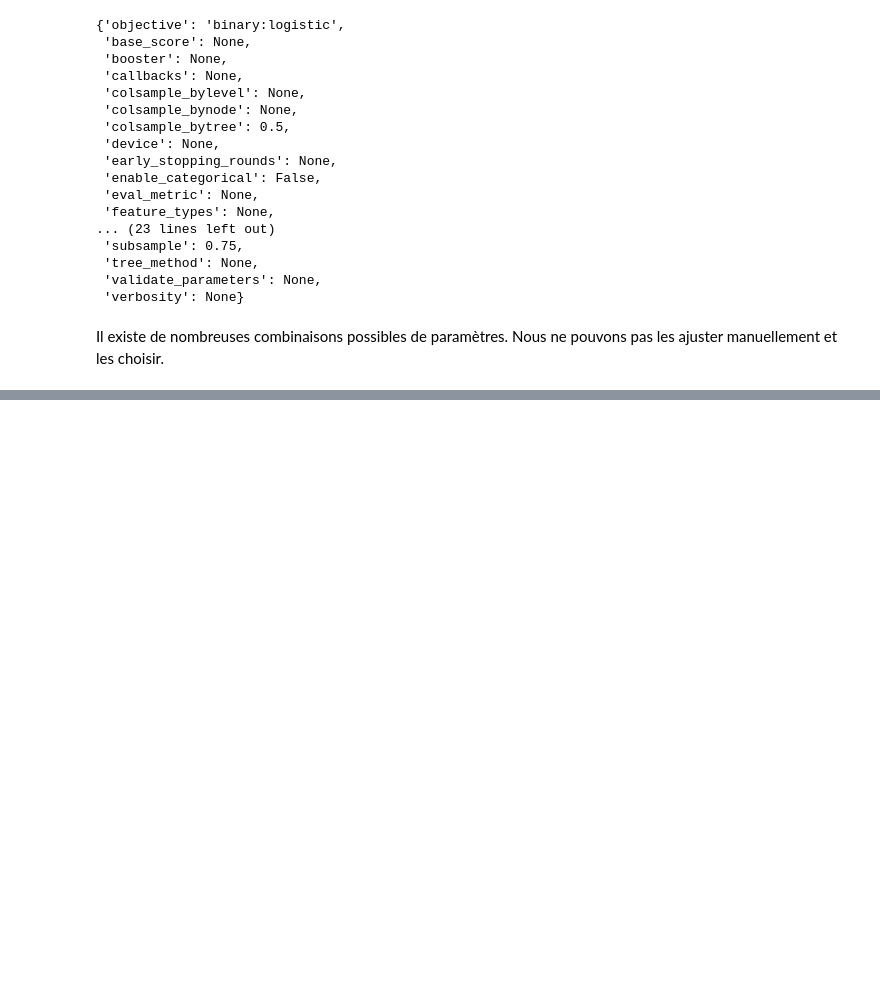
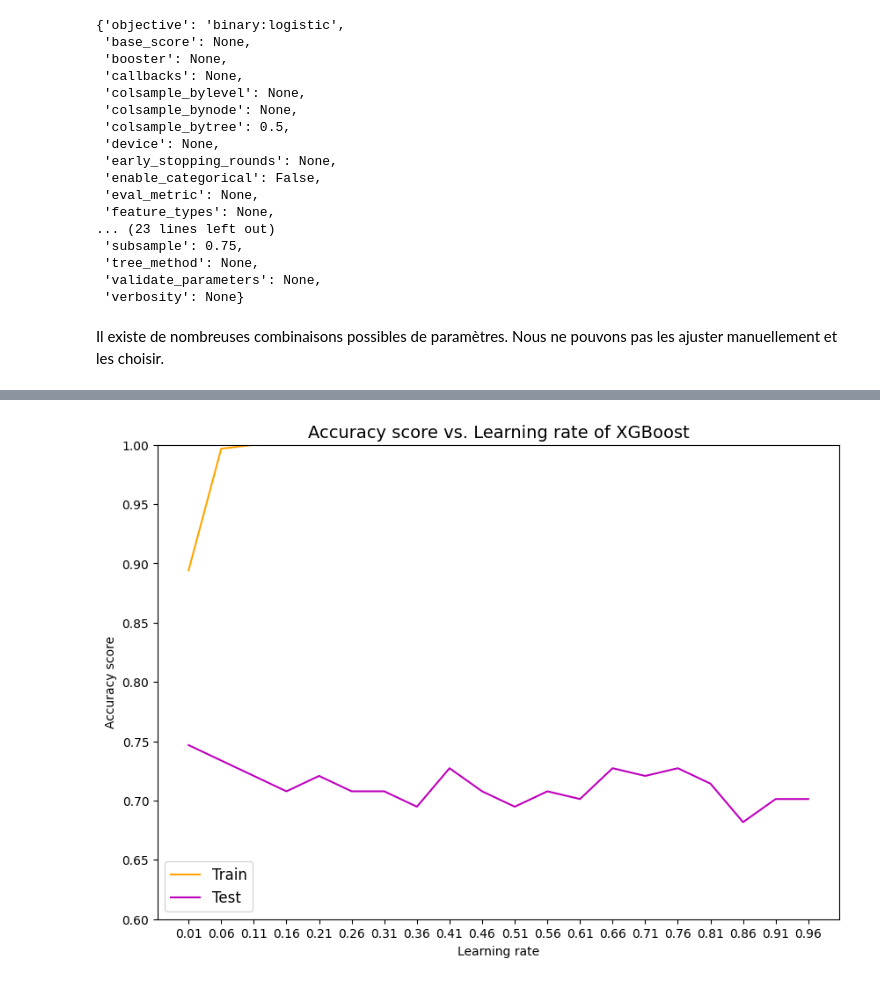
Before and after one commit to ChakibBrg/TP_XGBOOST, a Jupyter notebook: XGBOOST.ipynb, the cells around one changed output, grey strips where cells are left out. Drawn from its saved outputs; the diff is of its cells as text; code cells hidden in the pictures; blank space fills up the shorter version.

```diff
--- a/XGBOOST.ipynb
+++ b/XGBOOST.ipynb
@@ -572,0 +712,8 @@ Il existe de nombreuses combinaisons possibles de paramètres. Nous ne pouvons p
+# %%
+data = pd.read_csv('./data/diabetes.csv', skipinitialspace=True)
+
+X, Y = data.iloc[:,:-1], data.iloc[:,-1]
+
+X_train, X_test, y_train, y_test= train_test_split(X, Y, test_size=.2, random_state=42)
+
+data.head()
@@ -572,0 +727,23 @@ Il existe de nombreuses combinaisons possibles de paramètres. Nous ne pouvons p
+# %%
+# XGBoost (Avec différents taux d'apprentissage)
+learning_rate_range = np.arange(0.01, 1, 0.05)
+test_XG = []
+train_XG = []
+for lr in learning_rate_range:
+    xgb_classifier = xgb.XGBClassifier(eta = lr)
+    xgb_classifier.fit(X_train, y_train)
+    train_XG.append(xgb_classifier.score(X_train, y_train))
+    test_XG.append(xgb_classifier.score(X_test, y_test))
+# %%
+fig = plt.figure(figsize=(10, 7))
+plt.plot(learning_rate_range, train_XG, c='orange', label='Train')
+plt.plot(learning_rate_range, test_XG, c='m', label='Test')
+plt.xlabel('Learning rate')
+plt.xticks(learning_rate_range)
+plt.ylabel('Accuracy score')
+plt.ylim(0.6, 1)
+plt.legend(prop={'size': 12}, loc=3)
+plt.title('Accuracy score vs. Learning rate of XGBoost', size=14)
+plt.show()
+# %% [output]
+[figure, added]
```
Also changed, not shown: parts of 20 cells of this notebook.
